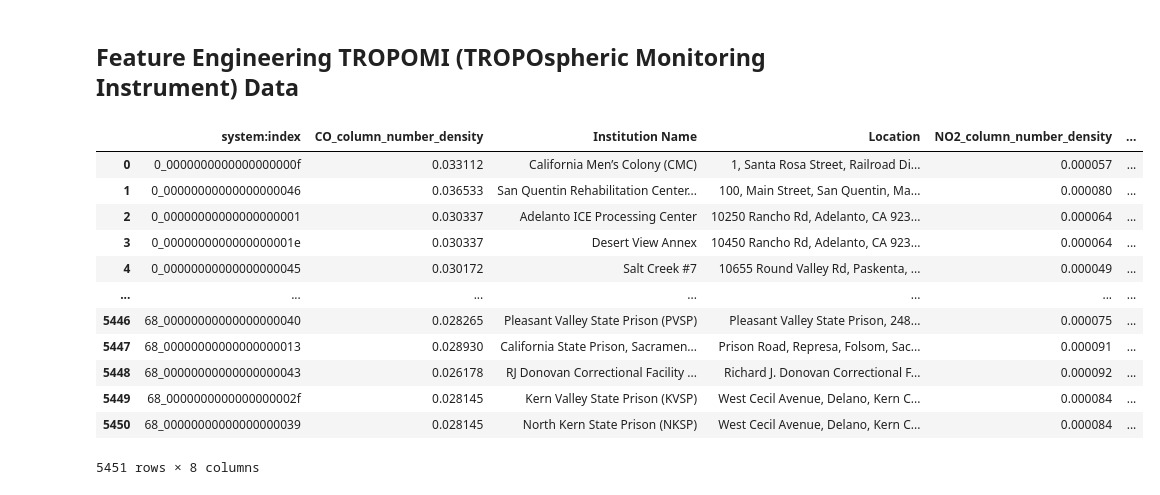
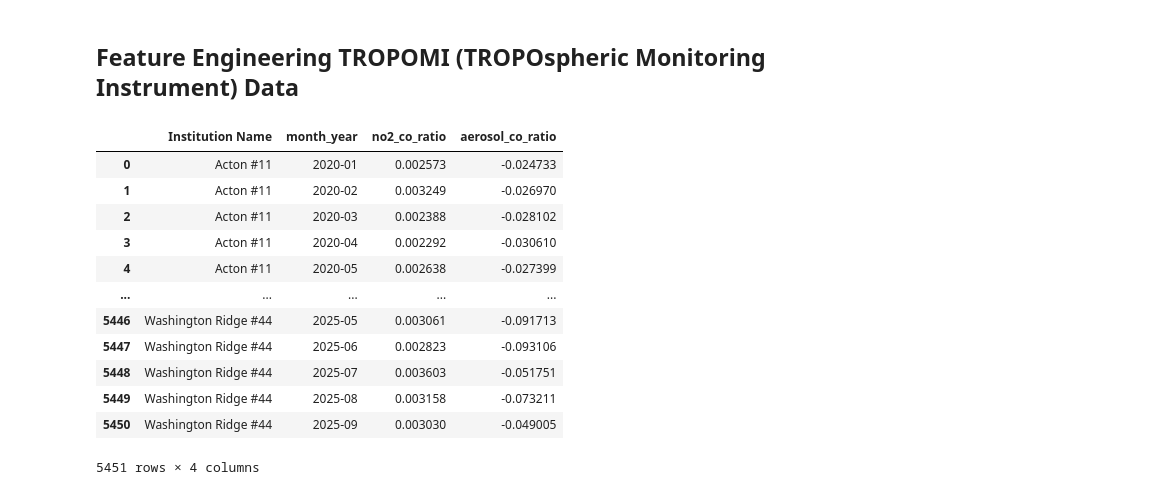
Before and after one commit to allisonsibrian/ca-wildfire-pollution-prison-project, a Jupyter notebook: ca_wildfire_feature_engineering.ipynb, the cells around one changed output. Drawn from its saved outputs; the diff is of its cells as text; code cells hidden in the pictures.

Commit message:
adding tropomi data from gee and finalizing features to be added into one dataframe

```diff
--- a/ca_wildfire_feature_engineering.ipynb
+++ b/ca_wildfire_feature_engineering.ipynb
@@ -83,7 +103,7 @@ epa_daily_pm_summaries_path = directory_path.joinpath("data/epa_pm_daily_summari
 purpleair_pm_path = directory_path.joinpath("data/corrected_purpleair_data.csv")
 
 # NASA TROPOMI dataset path:
-tropomi_path = directory_path.joinpath("data/tropomi_co_no2_uvai_updated.csv")
+tropomi_path = directory_path.joinpath("data/tropomi_co_no2_uvai.csv")
 # %% [markdown]
 ## Feature Engineering Wildfire Data
 # %% [markdown]
@@ -788,20 +809,32 @@ final_pm_conc_df
 # %% [markdown]
 ## Feature Engineering TROPOMI (TROPOspheric Monitoring Instrument) Data
 # %%
-# Running through GEE console, to obtain data around CO, NO2, and UVAI around the facility points.
+# Running through GEE console, to obtain data around CO, NO2, and UVAI around the facility points for each month-year time series.
 nasa_tropomi = pd.read_csv(tropomi_path)
-nasa_tropomi
+nasa_tropomi.drop(columns=['system:index'], inplace=True)
+
+nasa_tropomi_grouped = nasa_tropomi.groupby(['Institution Name', 'month_year']).agg(
+    co_number_density=('CO_column_number_density', 'first'),
+    no2_number_density=('NO2_column_number_density', 'first'),
+    absorbing_aerosol_index=('absorbing_aerosol_index', 'first')
+).reset_index()
+
+nasa_tropomi_grouped['no2_co_ratio'] = nasa_tropomi_grouped['no2_number_density'] / nasa_tropomi_grouped['co_number_density']
+nasa_tropomi_grouped['aerosol_co_ratio'] = nasa_tropomi_grouped['co_number_density'] / nasa_tropomi_grouped['absorbing_aerosol_index']
+
+final_tropomi_data = nasa_tropomi_grouped[['Institution Name', 'month_year', 'no2_co_ratio', 'aerosol_co_ratio']]
+final_tropomi_data
 # %% [output]
-|  | system:index | CO_column_number_density | Institution Name | Location | NO2_column_number_density | ... |
-| 0 | 0_0000000000000000000f | 0.033112 | California Men’s Colony (CMC) | 1, Santa Rosa Street, Railroad Di... | 0.000057 | ... |
-| 1 | 0_00000000000000000046 | 0.036533 | San Quentin Rehabilitation Center... | 100, Main Street, San Quentin, Ma... | 0.000080 | ... |
-| 2 | 0_00000000000000000001 | 0.030337 | Adelanto ICE Processing Center | 10250 Rancho Rd, Adelanto, CA 923... | 0.000064 | ... |
-| 3 | 0_0000000000000000001e | 0.030337 | Desert View Annex | 10450 Rancho Rd, Adelanto, CA 923... | 0.000064 | ... |
-| 4 | 0_00000000000000000045 | 0.030172 | Salt Creek #7 | 10655 Round Valley Rd, Paskenta, ... | 0.000049 | ... |
-| ... | ... | ... | ... | ... | ... | ... |
-| 5446 | 68_00000000000000000040 | 0.028265 | Pleasant Valley State Prison (PVSP) | Pleasant Valley State Prison, 248... | 0.000075 | ... |
-| 5447 | 68_00000000000000000013 | 0.028930 | California State Prison, Sacramen... | Prison Road, Represa, Folsom, Sac... | 0.000091 | ... |
-| 5448 | 68_00000000000000000043 | 0.026178 | RJ Donovan Correctional Facility ... | Richard J. Donovan Correctional F... | 0.000092 | ... |
-| 5449 | 68_0000000000000000002f | 0.028145 | Kern Valley State Prison (KVSP) | West Cecil Avenue, Delano, Kern C... | 0.000084 | ... |
-| 5450 | 68_00000000000000000039 | 0.028145 | North Kern State Prison (NKSP) | West Cecil Avenue, Delano, Kern C... | 0.000084 | ... |
+|  | Institution Name | month_year | no2_co_ratio | aerosol_co_ratio |
+| 0 | Acton #11 | 2020-01 | 0.002573 | -0.024733 |
+| 1 | Acton #11 | 2020-02 | 0.003249 | -0.026970 |
+| 2 | Acton #11 | 2020-03 | 0.002388 | -0.028102 |
+| 3 | Acton #11 | 2020-04 | 0.002292 | -0.030610 |
+| 4 | Acton #11 | 2020-05 | 0.002638 | -0.027399 |
+| ... | ... | ... | ... | ... |
+| 5446 | Washington Ridge #44 | 2025-05 | 0.003061 | -0.091713 |
+| 5447 | Washington Ridge #44 | 2025-06 | 0.002823 | -0.093106 |
+| 5448 | Washington Ridge #44 | 2025-07 | 0.003603 | -0.051751 |
+| 5449 | Washington Ridge #44 | 2025-08 | 0.003158 | -0.073211 |
+| 5450 | Washington Ridge #44 | 2025-09 | 0.003030 | -0.049005 |
-5451 rows × 8 columns
+5451 rows × 4 columns
```
Also changed, not shown: parts of 6 cells of this notebook.
